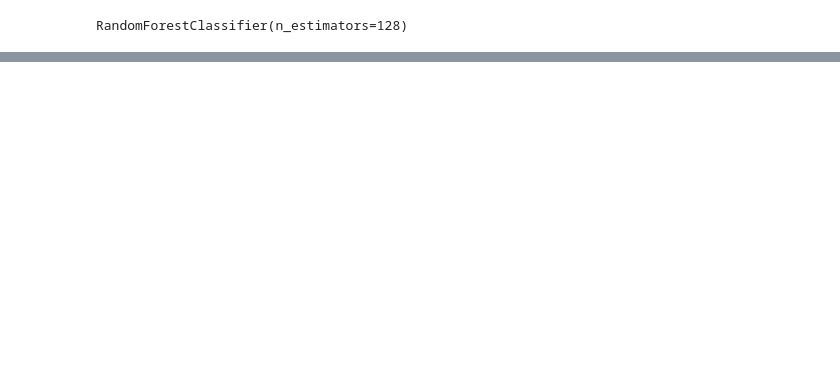
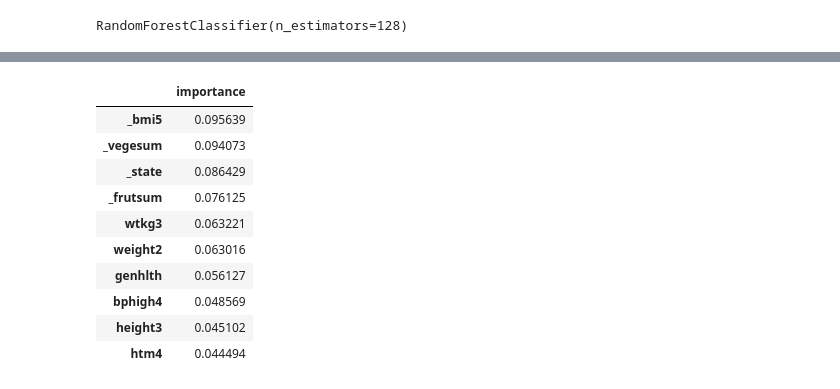
Before and after one commit to tbug-szoke/diabetes, a Jupyter notebook: 2015_EDA_ML.ipynb, the cells around one changed output, grey strips where cells are left out. Cells and saved outputs as stored; diff of their text form; code cells hidden in the pictures; blank space fills up the shorter version.

```diff
--- a/2015_EDA_ML.ipynb
+++ b/2015_EDA_ML.ipynb
@@ -344,0 +375,15 @@ weighted avg       0.83      0.86      0.83    145418
+# %%
+top_10 = importances[0:10]
+top_10
+# %% [output]
+|  | importance |
+| _bmi5 | 0.095639 |
+| _vegesum | 0.094073 |
+| _state | 0.086429 |
+| _frutsum | 0.076125 |
+| wtkg3 | 0.063221 |
+| weight2 | 0.063016 |
+| genhlth | 0.056127 |
+| bphigh4 | 0.048569 |
+| height3 | 0.045102 |
+| htm4 | 0.044494 |
```
Also changed, not shown: parts of 23 cells of this notebook.
